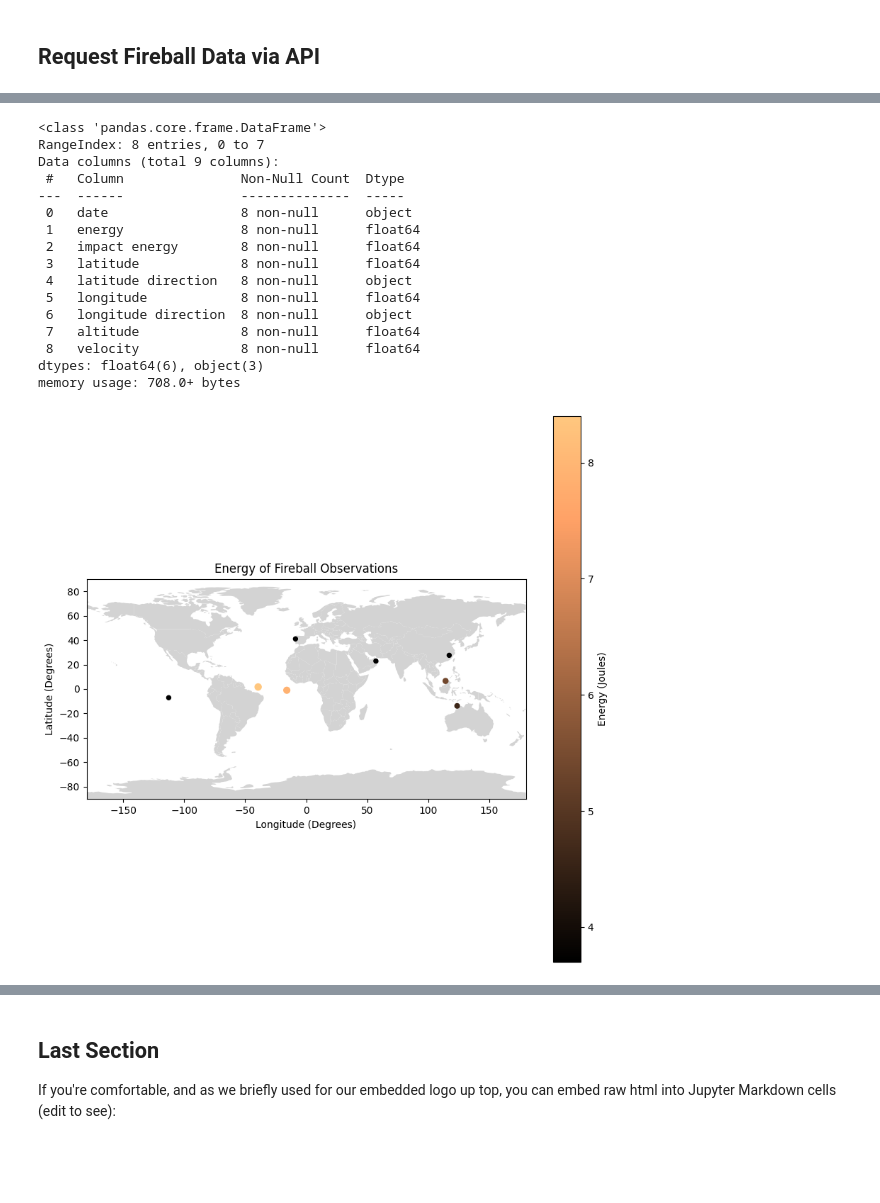
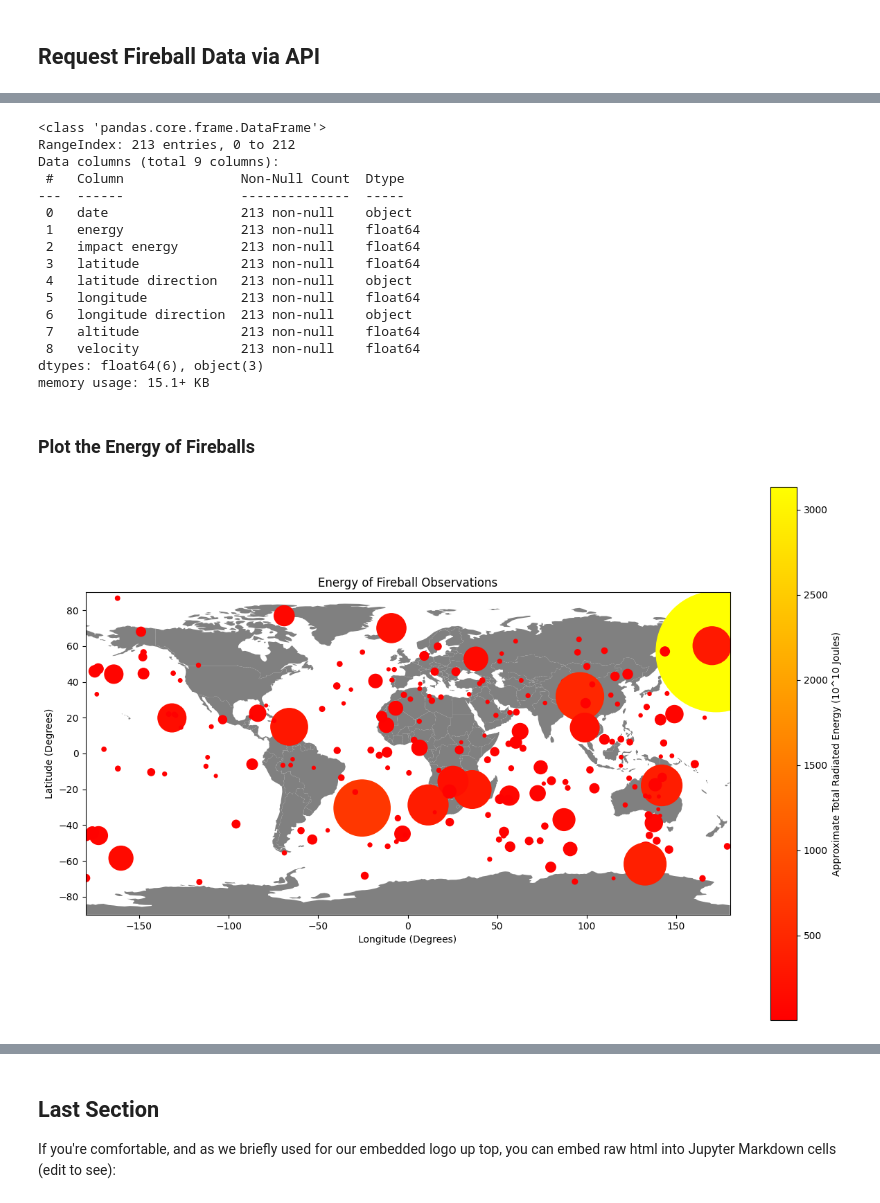
Before and after one commit to ProjectPythia/api-cookbook, a Jupyter notebook: notebooks/example-workflows/cneos-fireball.ipynb, the cells around one changed output, grey strips where cells are left out. Drawn from its saved outputs; the diff is of its cells as text; code cells hidden in the pictures; blank space fills up the shorter version.

Commit message:
additional plots for energy, altitude, velocity

```diff
--- a/notebooks/example-workflows/cneos-fireball.ipynb
+++ b/notebooks/example-workflows/cneos-fireball.ipynb
@@ -119,6 +108,5 @@ Example workflow for retrieving all fireballs since the beginning of the year 20
 # %%
-data_since = "2024-01-01"
-print(f"https://ssd-api.jpl.nasa.gov/fireball.api?date-min={data_since}")
-last_year_fireball = requests.get(f"https://ssd-api.jpl.nasa.gov/fireball.api?date-min={data_since}")
-print(last_year_fireball.status_code) # 200 is a valid request
+data_since = "2014-01-01"
+last_decade_fireball = requests.get(f"https://ssd-api.jpl.nasa.gov/fireball.api?date-min={data_since}")
+last_decade_fireball.status_code # 200 is a valid request
 # %% [output]
@@ -126,4 +113,3 @@ https://ssd-api.jpl.nasa.gov/fireball.api?date-min=2024-01-01
 200
 # %%
-fireball_json = last_year_fireball.json()
-print(fireball_json)
+fireball_json = last_decade_fireball.json()
@@ -194,42 +181,44 @@ fireball_df
 fireball_df.info()
 # %% [output]
 <class 'pandas.core.frame.DataFrame'>
-RangeIndex: 8 entries, 0 to 7
+RangeIndex: 213 entries, 0 to 212
 Data columns (total 9 columns):
  #   Column               Non-Null Count  Dtype
 ---  ------               --------------  -----
- 0   date                 8 non-null      object
- 1   energy               8 non-null      float64
- 2   impact energy        8 non-null      float64
- 3   latitude             8 non-null      float64
- 4   latitude direction   8 non-null      object
- 5   longitude            8 non-null      float64
- 6   longitude direction  8 non-null      object
- 7   altitude             8 non-null      float64
- 8   velocity             8 non-null      float64
+ 0   date                 213 non-null    object
+ 1   energy               213 non-null    float64
+ 2   impact energy        213 non-null    float64
+ 3   latitude             213 non-null    float64
+ 4   latitude direction   213 non-null    object
+ 5   longitude            213 non-null    float64
+ 6   longitude direction  213 non-null    object
+ 7   altitude             213 non-null    float64
+ 8   velocity             213 non-null    float64
 dtypes: float64(6), object(3)
-memory usage: 708.0+ bytes
+memory usage: 15.1+ KB
+# %% [markdown]
+### Plot the Energy of Fireballs
 # %%
 # retrieve world map from GeoPandas
 world_map = geopandas.read_file(geopandas.datasets.get_path("naturalearth_lowres"))
 
 # Set up world map plot
-fig, ax = plt.subplots(figsize=(10, 10))
-world_map.plot(color="lightgrey", ax=ax)
+fig, ax = plt.subplots(figsize=(15, 10))
+world_map.plot(color="grey", ax=ax)
 
 # Plot Fireball Locations with Energy
 x = fireball_df["longitude"]
 y = fireball_df["latitude"]
 z = fireball_df["energy"]
-plt.scatter(x, y, s=5*z, c=z, cmap="copper")
-plt.colorbar(label="Energy (Joules)")
+plt.scatter(x, y, s=5*z, c=z, cmap="autumn")
+plt.colorbar(label="Approximate Total Radiated Energy (10^10 Joules)")
 
 # Setup Axis Limits and Title/Labels
 plt.xlim([-180, 180])
 plt.ylim([-90, 90])
 plt.title("Energy of Fireball Observations")
 plt.xlabel("Longitude (Degrees)")
 plt.ylabel("Latitude (Degrees)")
 plt.show()
 # %% [output]
-[figure, old version]
+[figure, new version]
```
Also changed, not shown: parts of 21 cells of this notebook.
